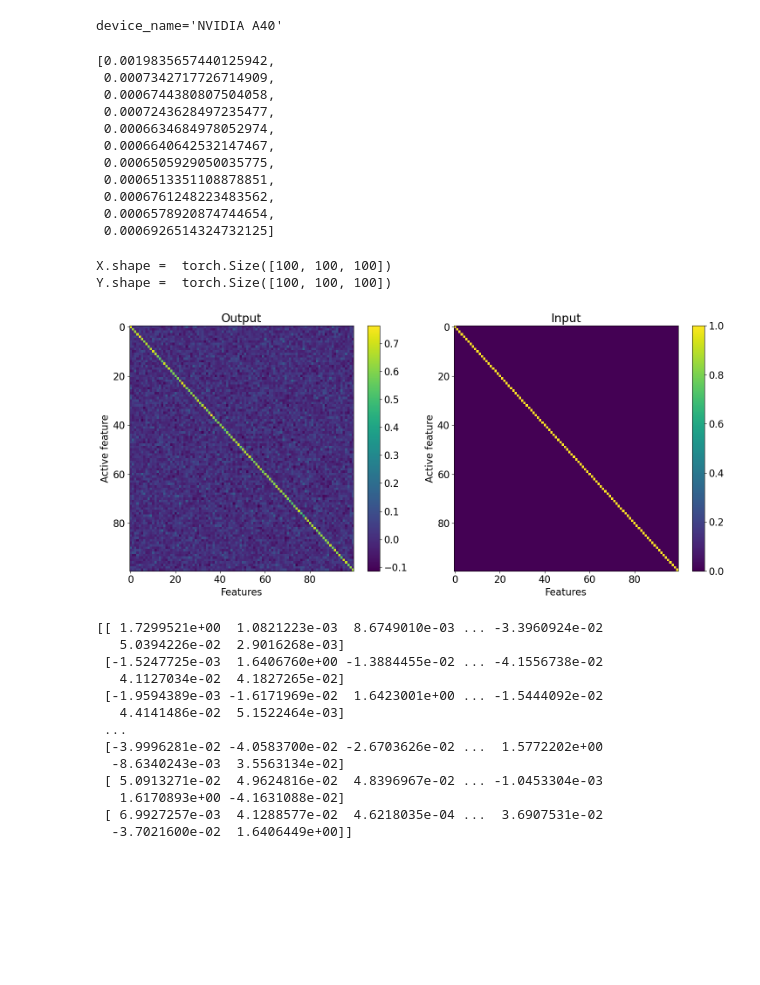
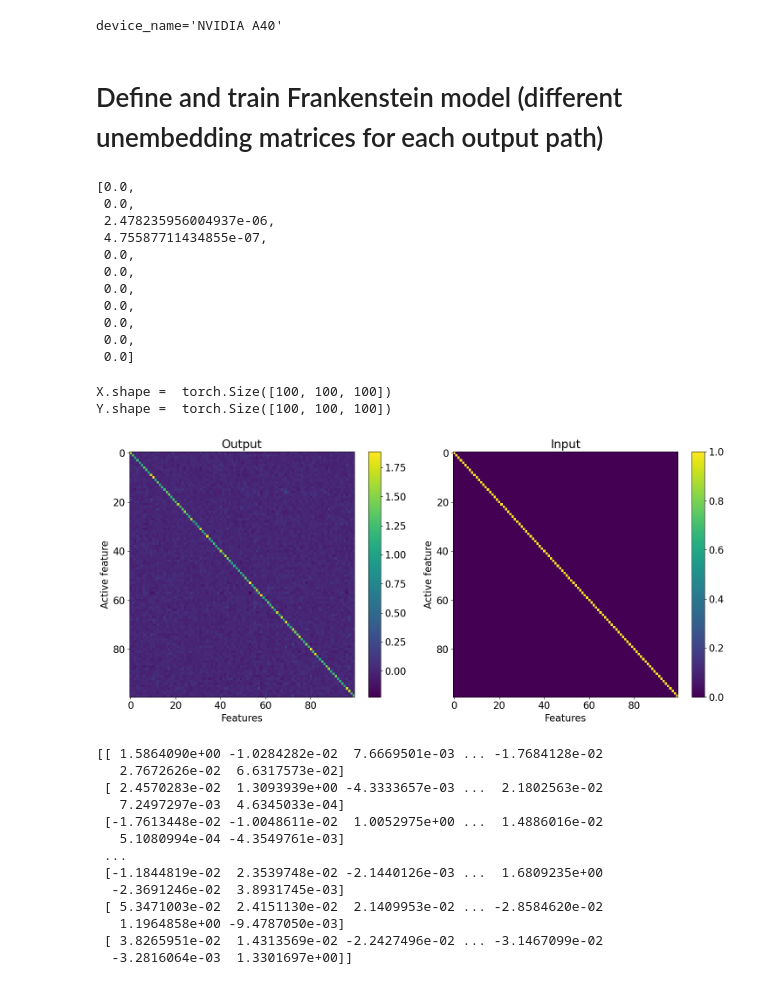
Before and after one commit to Stefan-Heimersheim/toy-model-of-computation-in-superposition, a Jupyter notebook: notebooks/frankenstein_model.ipynb, the cells around one changed output. Saved outputs shown, nothing was run; the diff lists cells and outputs as text; code cells hidden in the pictures; blank space fills up the shorter version.

Commit message:
plots transpose reconstruction matrix and one-hot model

```diff
--- a/notebooks/frankenstein_model.ipynb
+++ b/notebooks/frankenstein_model.ipynb
@@ -53,6 +53,8 @@ device_name = t.cuda.get_device_name(0) if t.cuda.is_available() else "cpu"
 print(f"{device_name=}")
 # %% [output]
 device_name='NVIDIA A40'
+# %% [markdown]
+# Define and train Frankenstein model (different unembedding matrices for each output path)
 # %%
 """Frankenstein mode: ReLU + x model in which different unembedding matrices are used for the MLP output
 and the residual: transpose vs pseudoinverse of the embedding matrix.
@@ -207,10 +209,21 @@ class Cis(nn.Module):
         """Generates a batch of x, y data."""
         # Randomly generate features vals, and for each, randomly set which samples are non-zero
         x = t.rand(batch_sz, self.cfg.n_instances, self.cfg.n_feat, device=self.device) * 2 - 1  # [-1, 1]
-        is_active = (
-            t.rand(batch_sz, self.cfg.n_instances, self.cfg.n_feat, device=self.device) < (1 - sparsity)
-        )
-        x *= is_active
+        if sparsity > 0:
+            is_active = (
+                t.rand(batch_sz, self.cfg.n_instances, self.cfg.n_feat, device=self.device) < (1 - sparsity)
+            )
+            x *= is_active
+        else:
+            active_positions = t.randint(0, model.cfg.n_feat, (batch_sz, self.cfg.n_instances),
+                                         device=self.device
+            )
+            active_values = t.randint(0, 2, (batch_sz, model.cfg.n_instances), device=device) * 2.0 - 1
+
+            # Create index tensors for vectorized assignment
+            batch_idx = t.arange(batch_sz, device=self.device).view(-1, 1).expand(-1, self.cfg.n_instances)
+            instance_idx = t.arange(model.cfg.n_instances, device=self.device).expand(batch_sz, -1)
+            x[batch_idx, instance_idx, active_positions] = active_values
         return x, x + t.relu(x)
 
     def loss_fn_reluPlusX(self, y, y_true, i):
@@ -276,7 +289,7 @@ reluPlusX_res_embed_cfg = CisConfig(
 model_cfg = reluPlusX_res_embed_cfg
 
 """Select the feature probability of the training input."""
-feat_sparsity = 0.99
+feat_sparsity = 0.999999
 # %%
 # Train model
 
@@ -300,17 +313,17 @@ losses = model.train_reluPlusX(
 )
 display(losses)
 # %% [output]
-[0.0019835657440125942,
- 0.0007342717726714909,
- 0.0006744380807504058,
- 0.0007243628497235477,
- 0.0006634684978052974,
- 0.0006640642532147467,
- 0.0006505929050035775,
- 0.0006513351108878851,
- 0.0006761248223483562,
- 0.0006578920874744654,
- 0.0006926514324732125]
+[0.0,
+ 0.0,
+ 2.478235956004937e-06,
+ 4.75587711434855e-07,
+ 0.0,
+ 0.0,
+ 0.0,
+ 0.0,
+ 0.0,
+ 0.0,
+ 0.0]
 # %%
 """Plot spectrum output plots"""
 
@@ -336,48 +349,48 @@ Y = rearrange(
 X = rearrange(X,
    "(active_feat val) 1 feat_vec -> active_feat val feat_vec",
     active_feat=n_feat,
    val=n_vals)
 print("X.shape = ", X.shape)
 print("Y.shape = ", Y.shape)
 output= Y[:,active_feat_value_idx,:].cpu().detach().numpy()
 input = X[:,active_feat_value_idx,:].cpu().detach().numpy()
 
 fig,axs = plt.subplots(1, 2, figsize=(15, 7))
-im0 = axs[0].imshow(output-input, aspect='auto', cmap='viridis')
+im0 = axs[0].imshow(output, aspect='auto', cmap='viridis')
 fig.colorbar(im0, ax=axs[0])
 axs[0].set_title("Output")
 axs[0].set_xlabel("Features")
 axs[0].set_ylabel("Active feature")
 
 im1 = axs[1].imshow(input, aspect='auto', cmap='viridis')
 fig.colorbar(im1, ax=axs[1])
 axs[1].set_title("Input")
 axs[1].set_xlabel("Features")
 axs[1].set_ylabel("Active feature")
 #fig.title(f"{model.cfg.name} trained at featProb = {feat_prob:.2f}:\n output heatmap")
 plt.tight_layout()
 filename = f"/workspace/{model.cfg.name}_S{feat_prob:.2f}_output_heatmap.png"
 plt.savefig(filename, dpi=300)
 plt.show()
 
 print(Y[:,active_feat_value_idx,:].cpu().detach().numpy())
 # %% [output]
 X.shape =  torch.Size([100, 100, 100])
 Y.shape =  torch.Size([100, 100, 100])
-[figure, old version]
+[figure, new version]
-[[ 1.7299521e+00  1.0821223e-03  8.6749010e-03 ... -3.3960924e-02
-   5.0394226e-02  2.9016268e-03]
- [-1.5247725e-03  1.6406760e+00 -1.3884455e-02 ... -4.1556738e-02
-   4.1127034e-02  4.1827265e-02]
- [-1.9594389e-03 -1.6171969e-02  1.6423001e+00 ... -1.5444092e-02
-   4.4141486e-02  5.1522464e-03]
+[[ 1.5864090e+00 -1.0284282e-02  7.6669501e-03 ... -1.7684128e-02
+   2.7672626e-02  6.6317573e-02]
+ [ 2.4570283e-02  1.3093939e+00 -4.3333657e-03 ...  2.1802563e-02
+   7.2497297e-03  4.6345033e-04]
+ [-1.7613448e-02 -1.0048611e-02  1.0052975e+00 ...  1.4886016e-02
+   5.1080994e-04 -4.3549761e-03]
  ...
- [-3.9996281e-02 -4.0583700e-02 -2.6703626e-02 ...  1.5772202e+00
-  -8.6340243e-03  3.5563134e-02]
- [ 5.0913271e-02  4.9624816e-02  4.8396967e-02 ... -1.0453304e-03
-   1.6170893e+00 -4.1631088e-02]
- [ 6.9927257e-03  4.1288577e-02  4.6218035e-04 ...  3.6907531e-02
-  -3.7021600e-02  1.6406449e+00]]
+ [-1.1844819e-02  2.3539748e-02 -2.1440126e-03 ...  1.6809235e+00
+  -2.3691246e-02  3.8931745e-03]
+ [ 5.3471003e-02  2.4151130e-02  2.1409953e-02 ... -2.8584620e-02
+   1.1964858e+00 -9.4787050e-03]
+ [ 3.8265951e-02  1.4313569e-02 -2.2427496e-02 ... -3.1467099e-02
+  -3.2816064e-03  1.3301697e+00]]
 # %%
 """Compute and plot the model's performance across sparsities."""
 
```
Also changed, not shown: parts of 15 cells of this notebook.
